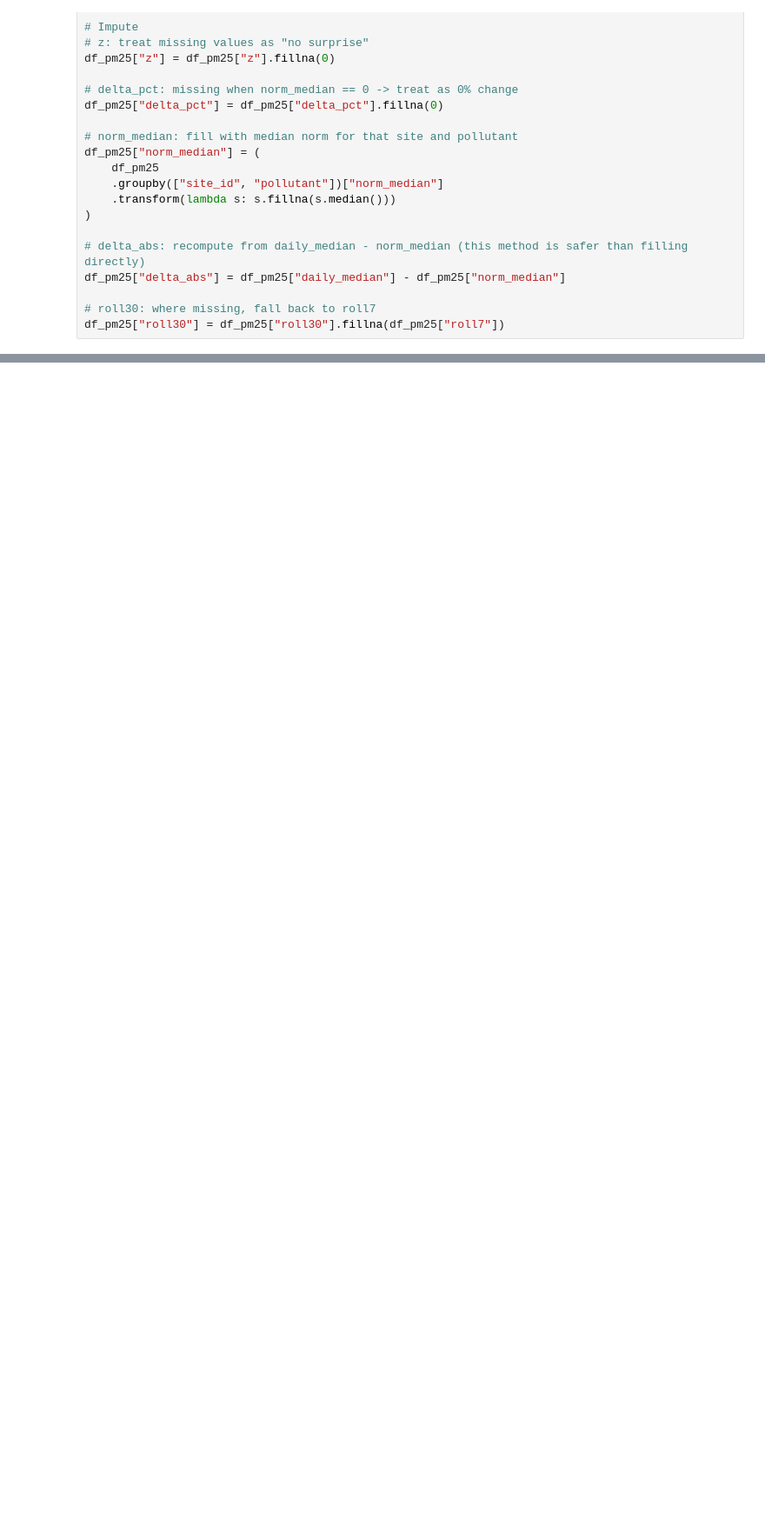
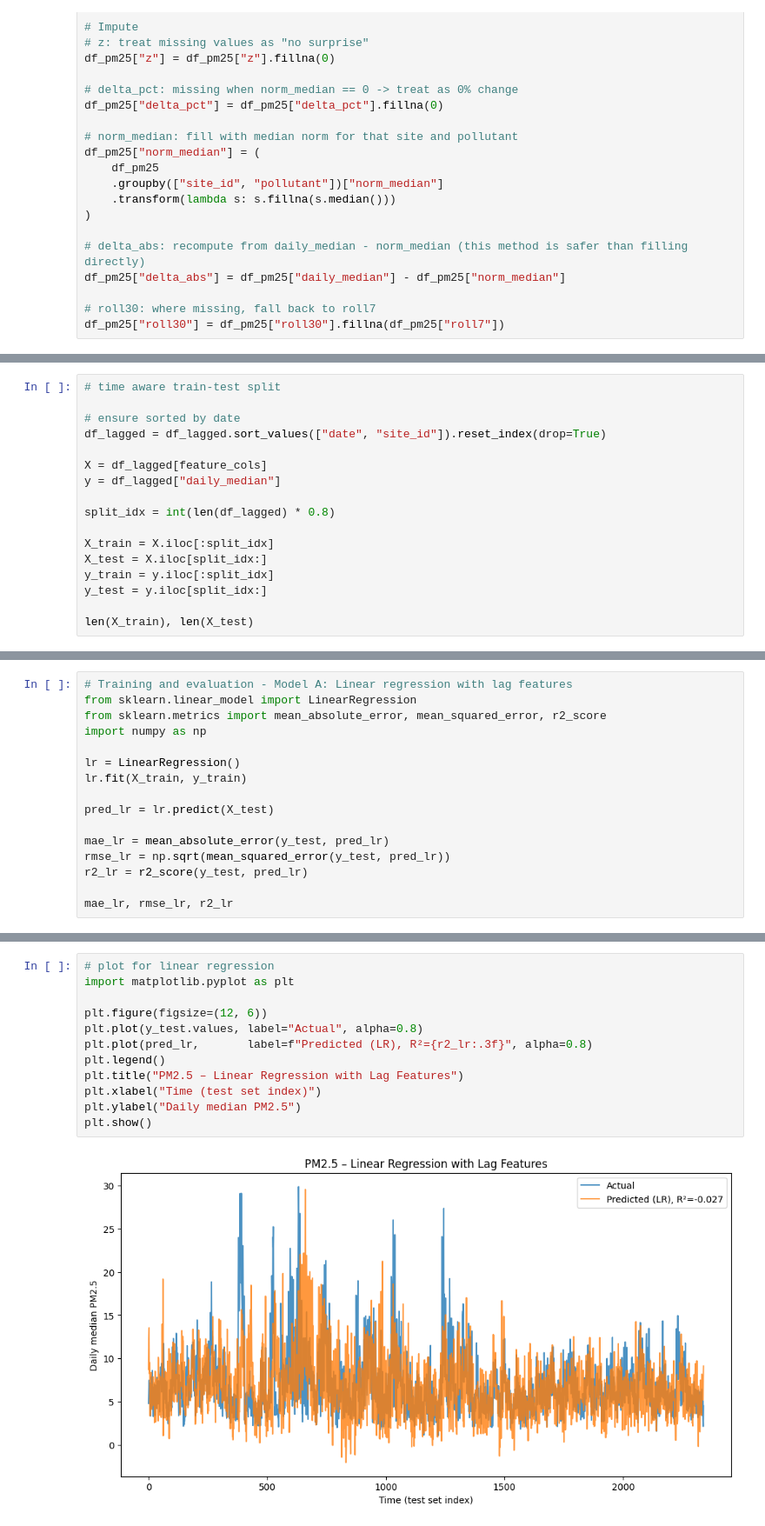
Before and after one commit to therealestchris/mel-air-norms-now, a Jupyter notebook: notebooks/01_eda_and_first_model.ipynb, the cells around one changed output, grey strips where cells are left out. Shown at 87% size. Saved outputs shown, nothing was run; the diff lists cells and outputs as text; blank space fills up the shorter version.

Commit message:
made progress in creating modelling features, attempting now to do check over all sites and averaging

```diff
--- a/notebooks/01_eda_and_first_model.ipynb
+++ b/notebooks/01_eda_and_first_model.ipynb
@@ -94,0 +276,17 @@ dtype: float64
+# %%
+# time aware train-test split
+
+# ensure sorted by date
+df_lagged = df_lagged.sort_values(["date", "site_id"]).reset_index(drop=True)
+
+X = df_lagged[feature_cols]
+y = df_lagged["daily_median"]
+
+split_idx = int(len(df_lagged) * 0.8)
+
+X_train = X.iloc[:split_idx]
+X_test = X.iloc[split_idx:]
+y_train = y.iloc[:split_idx]
+y_test = y.iloc[split_idx:]
+
+len(X_train), len(X_test)
@@ -94,0 +295,16 @@ dtype: float64
+# %%
+# Training and evaluation - Model A: Linear regression with lag features
+from sklearn.linear_model import LinearRegression
+from sklearn.metrics import mean_absolute_error, mean_squared_error, r2_score
+import numpy as np
+
+lr = LinearRegression()
+lr.fit(X_train, y_train)
+
+pred_lr = lr.predict(X_test)
+
+mae_lr = mean_absolute_error(y_test, pred_lr)
+rmse_lr = np.sqrt(mean_squared_error(y_test, pred_lr))
+r2_lr = r2_score(y_test, pred_lr)
+
+mae_lr, rmse_lr, r2_lr
@@ -94,0 +313,14 @@ dtype: float64
+# %%
+# plot for linear regression
+import matplotlib.pyplot as plt
+
+plt.figure(figsize=(12, 6))
+plt.plot(y_test.values, label="Actual", alpha=0.8)
+plt.plot(pred_lr,       label=f"Predicted (LR), R²={r2_lr:.3f}", alpha=0.8)
+plt.legend()
+plt.title("PM2.5 – Linear Regression with Lag Features")
+plt.xlabel("Time (test set index)")
+plt.ylabel("Daily median PM2.5")
+plt.show()
+# %% [output]
+[figure, added]
```
Also changed, not shown: parts of 20 cells of this notebook.
